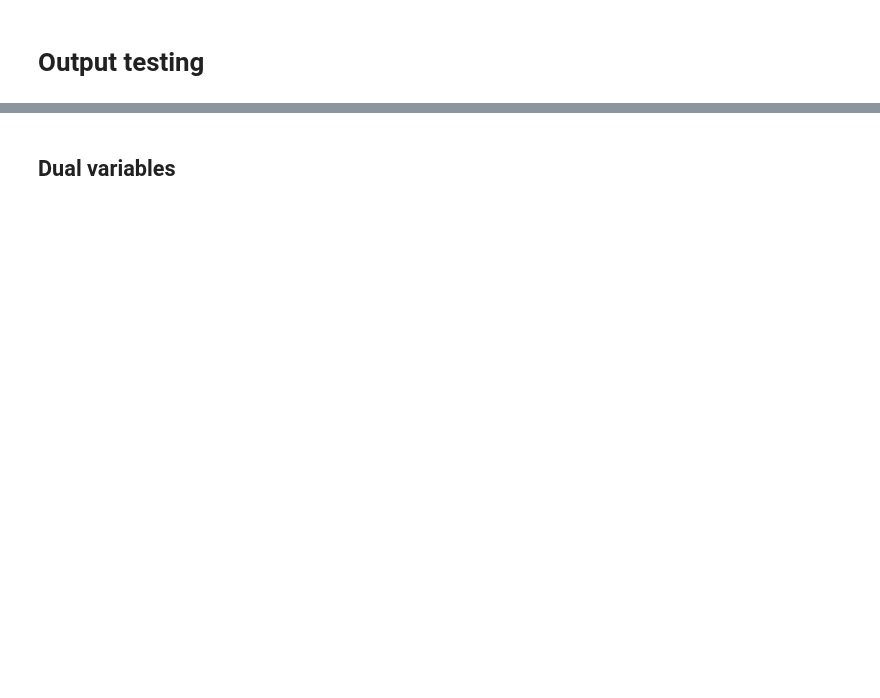
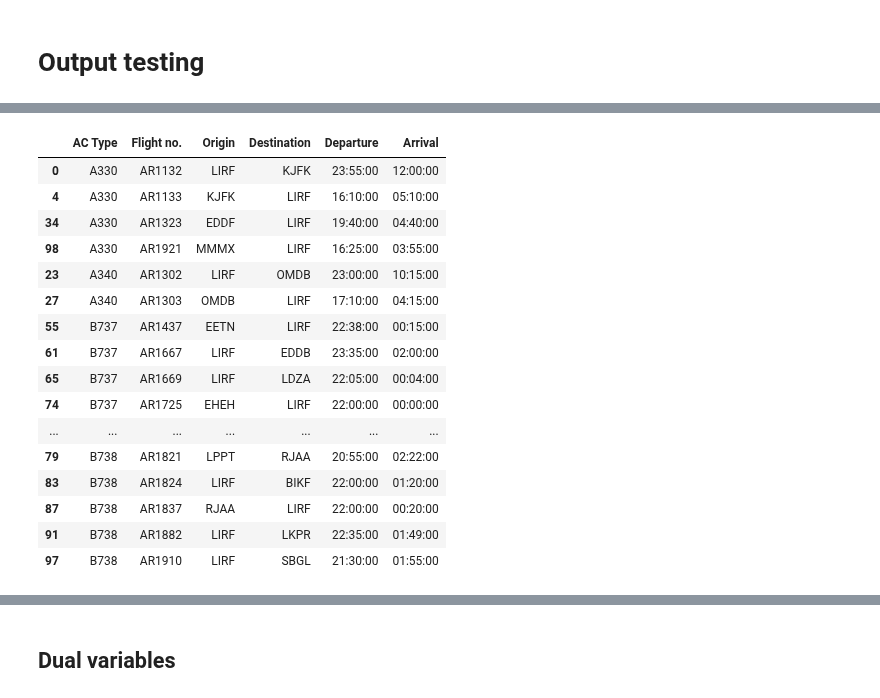
Before and after one commit to allanguzmanf/AE4426, a Jupyter notebook: Assignment/Assignment_P2.ipynb, the cells around one changed output, grey strips where cells are left out. Drawn from its saved outputs; the diff is of its cells as text; code cells hidden in the pictures; blank space fills up the shorter version.

Commit message:
unrelaxed the passengers and added final model results ok

```diff
--- a/Assignment/Assignment_P2.ipynb
+++ b/Assignment/Assignment_P2.ipynb
@@ -224,14 +261,21 @@ for p in paths:
     recapture_p[p,999] = 1
     recapture_p[999,p] = 0
 # %%
-plotiing = False
-if plotiing:
+ploting = False
+if ploting:
     import random
     import plotly.graph_objects as go
 
     for k in ac_list:
         df = events[events['AC Type'] == k].sort_values(by=['Time'])
         fig = go.Figure()
+
+        # make the figure taller to fit all airports
+        fig.update_layout(
+            autosize=False,
+            width=1000,
+            height=1000,
+        )
 
         # Set marker color based on 'D_A' column
         marker_color = ['red' if d_a == 'Departure' else 'blue' for d_a in df['D_A']]
@@ -440,3 +501,3 @@ def PMF_n_iters(
 # %%
-final_pairs, final_pi, final_sigma = PMF_n_iters(21, initial_pairs)
+final_pairs, final_pi, final_sigma, modelito = PMF_n_iters(21, initial_pairs)
 # %% [output]
@@ -540,0 +730,30 @@ grounded_overnight
+# %%
+# Make a df with AC flying overnight and give the OD and the flight number
+
+overnight_flights['count'] = overnight_flights.apply(lambda row: round(f[row['Flight no.'], row['AC Type']].x, ndigits=0), axis=1)
+overnight_flights = overnight_flights[overnight_flights['count'] > 0].drop(columns='count')
+overnight_flights['Origin'] = overnight_flights.apply(lambda row: flights[row['Flight no.']][row['AC Type']]['ORG'], axis=1)
+overnight_flights['Destination'] = overnight_flights.apply(lambda row: flights[row['Flight no.']][row['AC Type']]['DEST'], axis=1)
+overnight_flights['Departure'] = overnight_flights.apply(lambda row: flights[row['Flight no.']][row['AC Type']]['Departure'], axis=1)
+overnight_flights['Arrival'] = overnight_flights.apply(lambda row: flights[row['Flight no.']][row['AC Type']]['Arrival'], axis=1)
+
+overnight_flights.sort_values(by=['AC Type', 'Flight no.'],inplace=True)
+overnight_flights
+# %% [output]
+|  | AC Type | Flight no. | Origin | Destination | Departure | Arrival |
+| 0 | A330 | AR1132 | LIRF | KJFK | 23:55:00 | 12:00:00 |
+| 4 | A330 | AR1133 | KJFK | LIRF | 16:10:00 | 05:10:00 |
+| 34 | A330 | AR1323 | EDDF | LIRF | 19:40:00 | 04:40:00 |
+| 98 | A330 | AR1921 | MMMX | LIRF | 16:25:00 | 03:55:00 |
+| 23 | A340 | AR1302 | LIRF | OMDB | 23:00:00 | 10:15:00 |
+| 27 | A340 | AR1303 | OMDB | LIRF | 17:10:00 | 04:15:00 |
+| 55 | B737 | AR1437 | EETN | LIRF | 22:38:00 | 00:15:00 |
+| 61 | B737 | AR1667 | LIRF | EDDB | 23:35:00 | 02:00:00 |
+| 65 | B737 | AR1669 | LIRF | LDZA | 22:05:00 | 00:04:00 |
+| 74 | B737 | AR1725 | EHEH | LIRF | 22:00:00 | 00:00:00 |
+| ... | ... | ... | ... | ... | ... | ... |
+| 79 | B738 | AR1821 | LPPT | RJAA | 20:55:00 | 02:22:00 |
+| 83 | B738 | AR1824 | LIRF | BIKF | 22:00:00 | 01:20:00 |
+| 87 | B738 | AR1837 | RJAA | LIRF | 22:00:00 | 00:20:00 |
+| 91 | B738 | AR1882 | LIRF | LKPR | 22:35:00 | 01:49:00 |
+| 97 | B738 | AR1910 | LIRF | SBGL | 21:30:00 | 01:55:00 |
```
Also changed, not shown: parts of 25 cells of this notebook.
